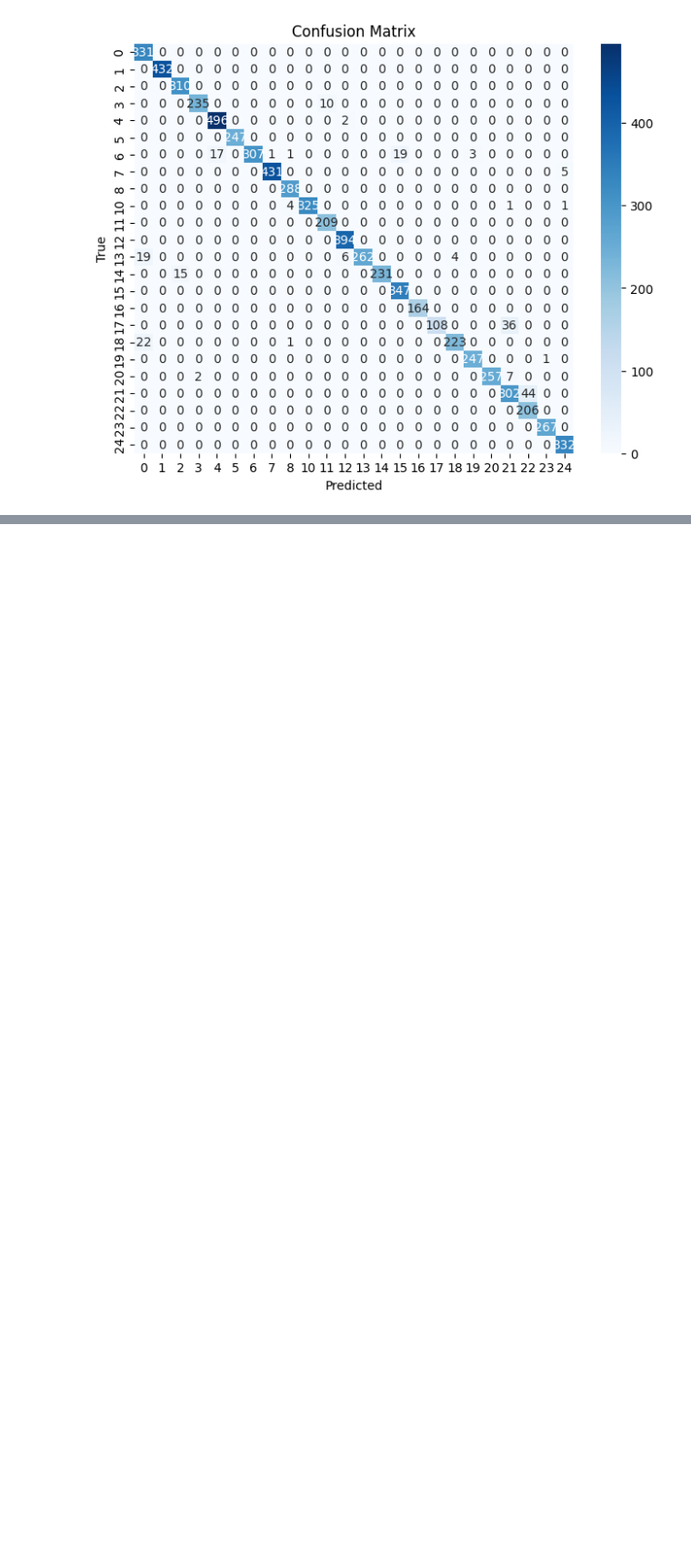
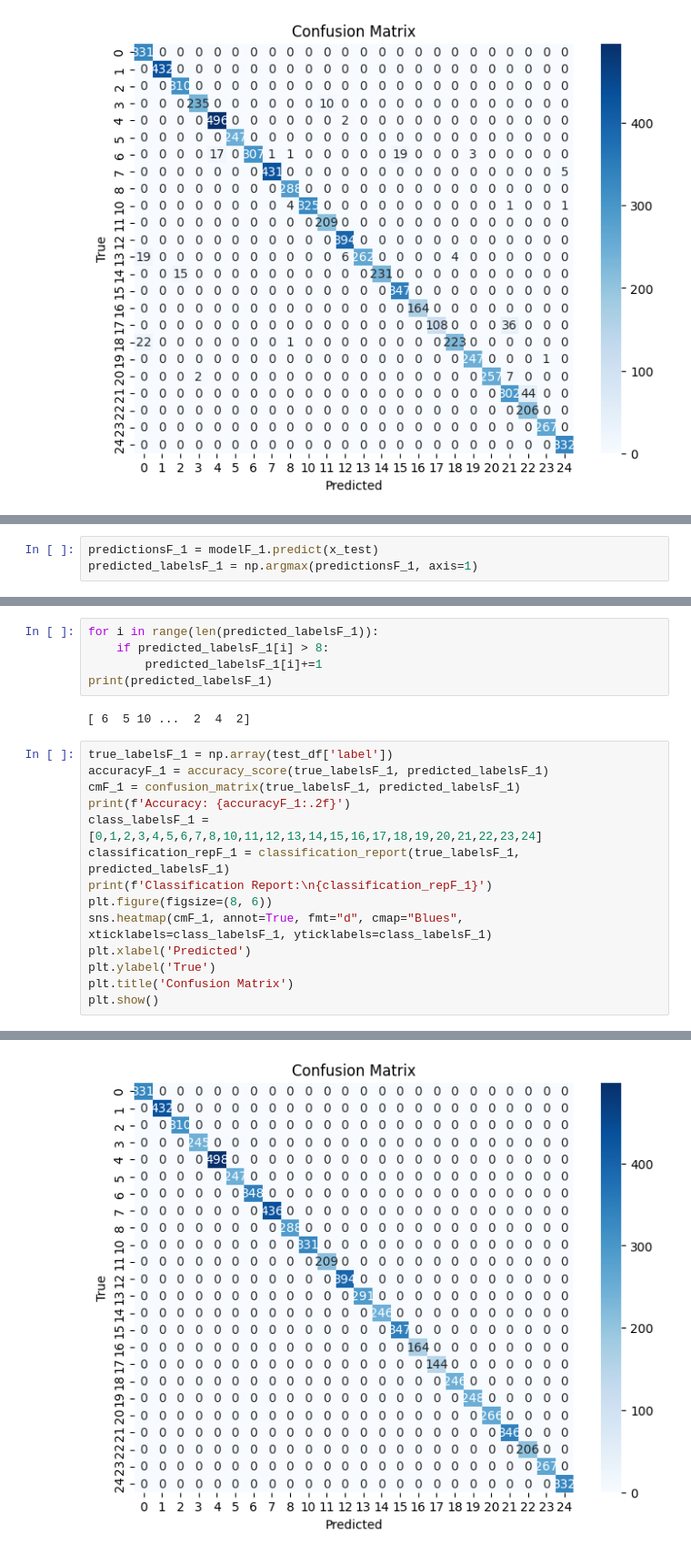
Before and after one commit to damodaramPv/ML_project, a Jupyter notebook: Project_Phase1.ipynb, the cells around one changed output, grey strips where cells are left out. Shown at 91% size. Drawn from its saved outputs; the diff is of its cells as text; blank space fills up the shorter version.

```diff
--- a/Project_Phase1.ipynb
+++ b/Project_Phase1.ipynb
@@ -767,0 +837,3 @@ weighted avg       0.97      0.97      0.97      7172
+# %%
+predictionsF_1 = modelF_1.predict(x_test)
+predicted_labelsF_1 = np.argmax(predictionsF_1, axis=1)
@@ -767,0 +842,22 @@ weighted avg       0.97      0.97      0.97      7172
+# %%
+for i in range(len(predicted_labelsF_1)):
+    if predicted_labelsF_1[i] > 8:
+        predicted_labelsF_1[i]+=1
+print(predicted_labelsF_1)
+# %% [output]
+[ 6  5 10 ...  2  4  2]
+# %%
+true_labelsF_1 = np.array(test_df['label'])
+accuracyF_1 = accuracy_score(true_labelsF_1, predicted_labelsF_1)
+cmF_1 = confusion_matrix(true_labelsF_1, predicted_labelsF_1)
+print(f'Accuracy: {accuracyF_1:.2f}')
+class_labelsF_1 = [0,1,2,3,4,5,6,7,8,10,11,12,13,14,15,16,17,18,19,20,21,22,23,24]
+classification_repF_1 = classification_report(true_labelsF_1, predicted_labelsF_1)
+print(f'Classification Report:\n{classification_repF_1}')
+plt.figure(figsize=(8, 6))
+sns.heatmap(cmF_1, annot=True, fmt="d", cmap="Blues", xticklabels=class_labelsF_1, yticklabels=class_labelsF_1)
+plt.xlabel('Predicted')
+plt.ylabel('True')
+plt.title('Confusion Matrix')
+plt.show()
+# %% [output]
@@ -767,0 +881 @@ weighted avg       0.97      0.97      0.97      7172
+[figure, added]
```
Also changed, not shown: parts of 8 cells of this notebook, 1 other file.
